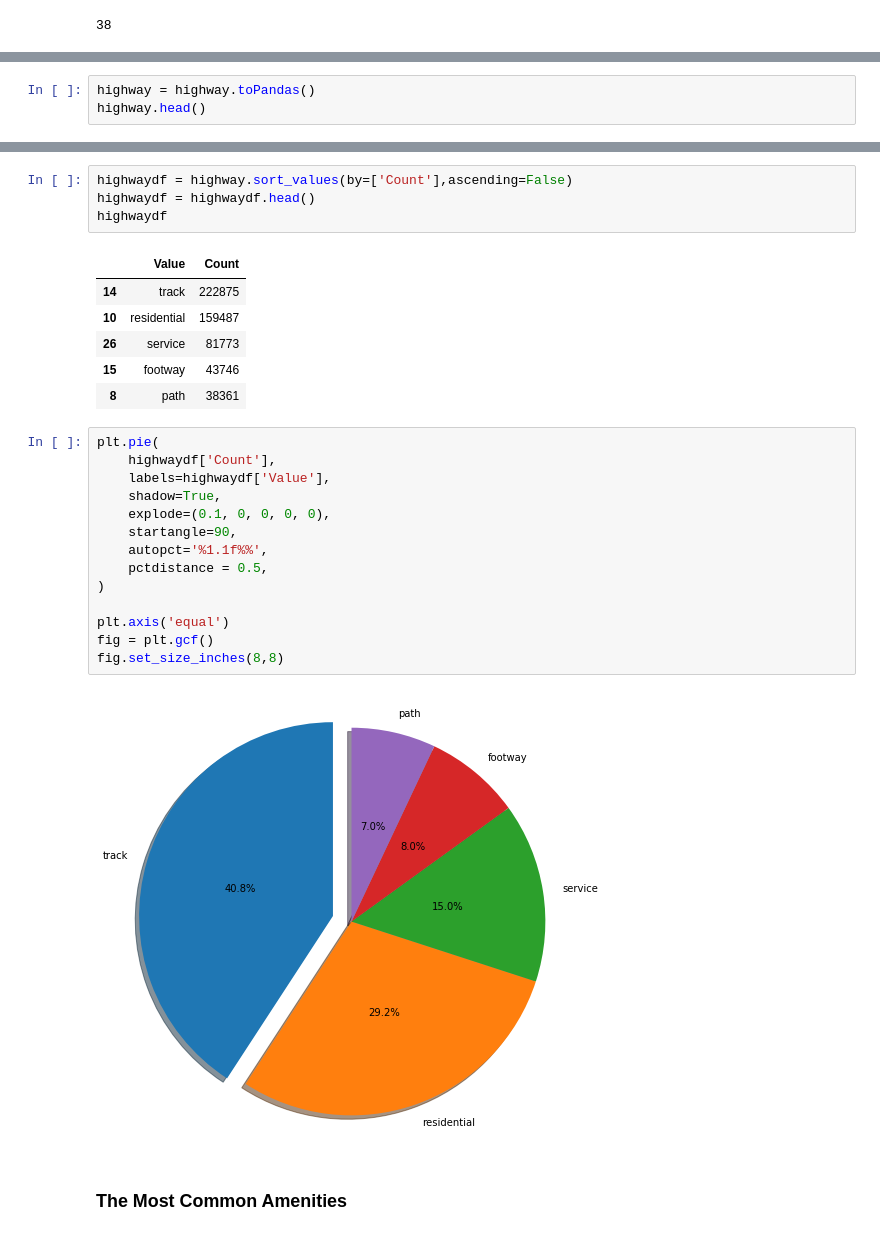
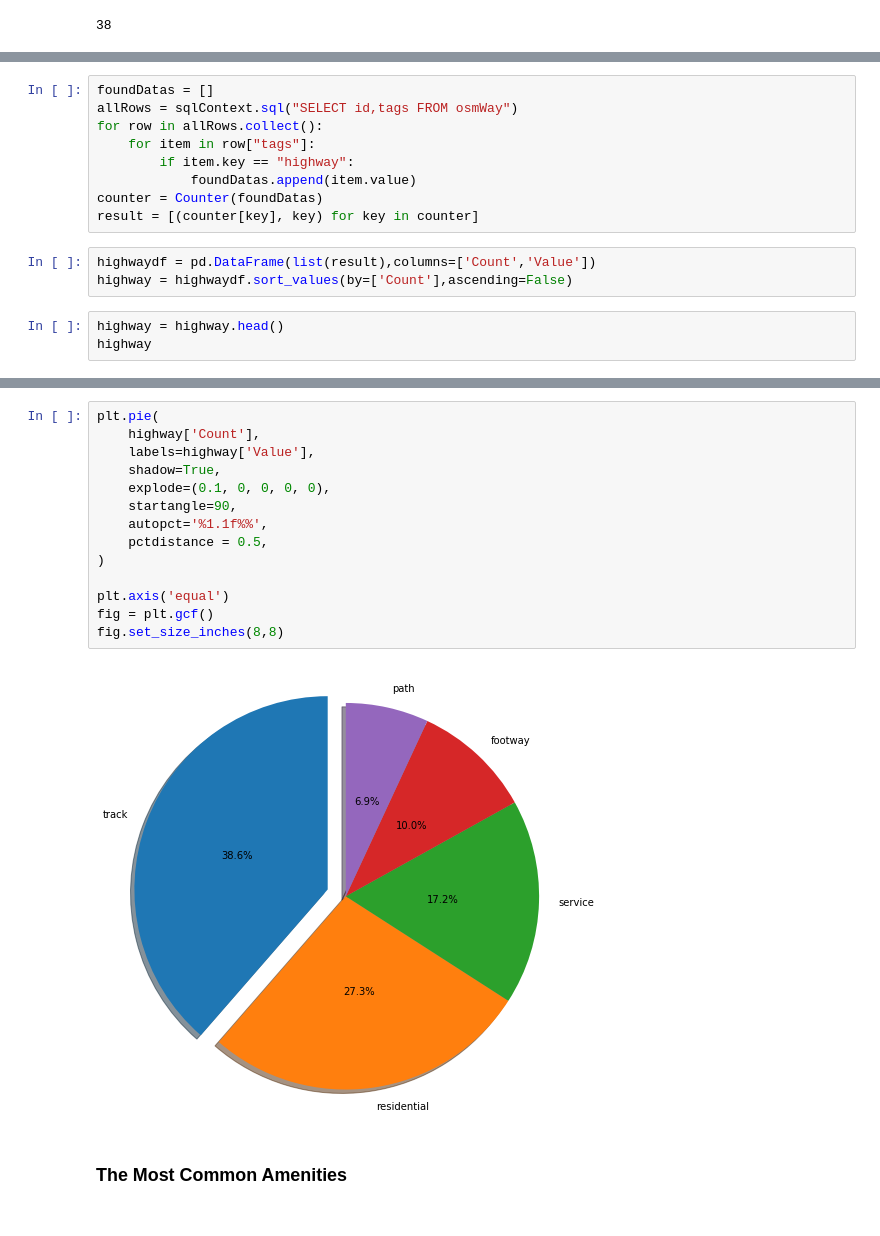
Before and after one commit to bulutenesemre/OsmAnalysis, a Jupyter notebook: notebooks/OsmAnalysis.ipynb, the cells around one changed output, grey strips where cells are left out. Saved outputs shown, nothing was run; the diff lists cells and outputs as text.

```diff
--- a/notebooks/OsmAnalysis.ipynb
+++ b/notebooks/OsmAnalysis.ipynb
@@ -196,4 +180,16 @@ only showing top 5 rows
+# %%
+foundDatas = []
+allRows = sqlContext.sql("SELECT id,tags FROM osmWay")
+for row in allRows.collect():
+    for item in row["tags"]:
+        if item.key == "highway":
+            foundDatas.append(item.value)
+counter = Counter(foundDatas)
+result = [(counter[key], key) for key in counter]
+# %%
+highwaydf = pd.DataFrame(list(result),columns=['Count','Value'])
+highway = highwaydf.sort_values(by=['Count'],ascending=False)
 # %%
-highway = highway.toPandas()
-highway.head()
+highway = highway.head()
+highway
 # %% [output]
@@ -206,30 +202,19 @@ highway.head()
-# %%
-highwaydf = highway.sort_values(by=['Count'],ascending=False)
-highwaydf = highwaydf.head()
-highwaydf
-# %% [output]
-|  | Value | Count |
-| 14 | track | 222875 |
-| 10 | residential | 159487 |
-| 26 | service | 81773 |
-| 15 | footway | 43746 |
-| 8 | path | 38361 |
 # %%
 plt.pie(
-    highwaydf['Count'],
-    labels=highwaydf['Value'],
+    highway['Count'],
+    labels=highway['Value'],
     shadow=True,
     explode=(0.1, 0, 0, 0, 0),
     startangle=90,
     autopct='%1.1f%%',
     pctdistance = 0.5,
 )
 
 plt.axis('equal')
 fig = plt.gcf()
 fig.set_size_inches(8,8)
 # %% [output]
-[figure, old version]
+[figure, new version]
 # %% [markdown]
 ### The Most Common Amenities
 # %%
```
Also changed, not shown: parts of 10 cells of this notebook, 2 other files.
